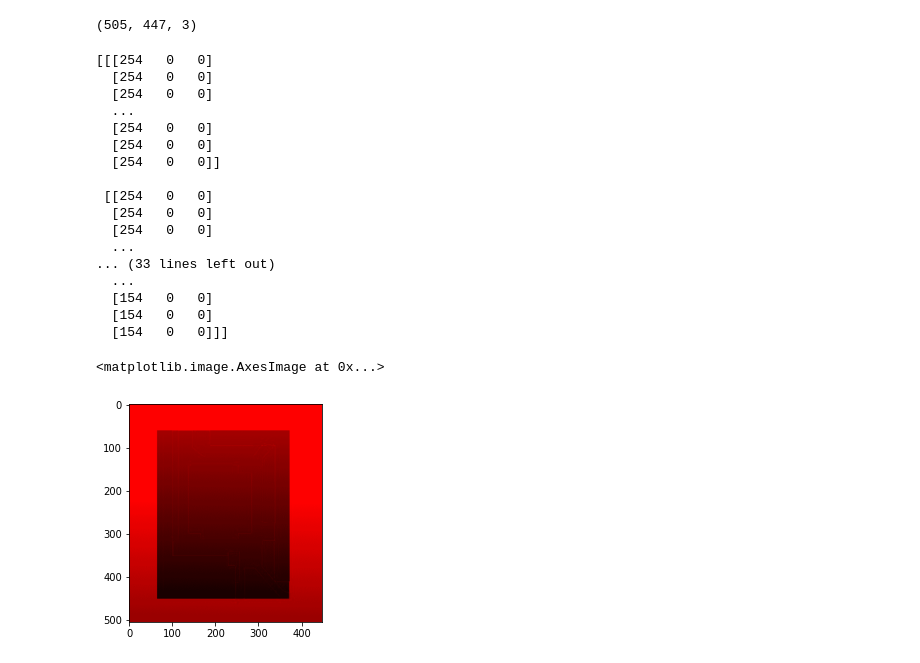
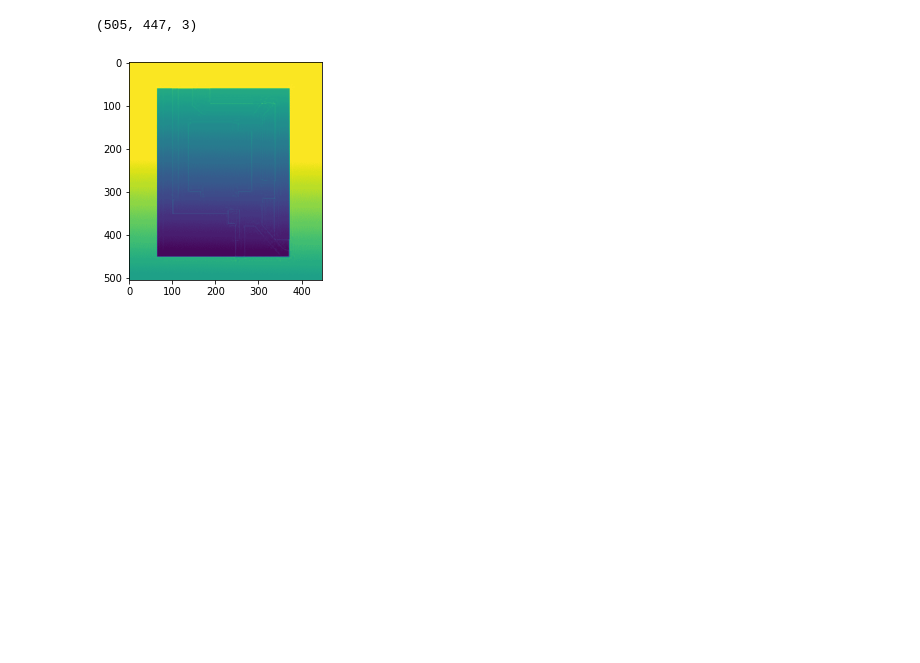
Before and after one commit to Misiek957/ActiveWalkerModelSimulation, a Jupyter notebook: image_import.ipynb, the cells around one changed output. Drawn from its saved outputs; the diff is of its cells as text; code cells hidden in the pictures; blank space fills up the shorter version.

Commit message:
Read height from blue channel and store into g_grad

```diff
--- a/image_import.ipynb
+++ b/image_import.ipynb
@@ -6,12 +6,23 @@ from PIL import Image
 import cv2
 %matplotlib inline
 
-im = Image.open("cc_fin.bmp")
+im = Image.open("cc_fin_grad3.bmp")
+# im = Image.open("cc_fin.bmp")
 im2 = mpimg.imread('cc_fin.bmp')
 im3 = cv2.imread('cc_fin_grad.bmp')
 print(im3.shape)
 # %% [output]
 (505, 447, 3)
+# %%
+Base = np.array(im)
+Nx = Base[:,0,0].size  # N appears to be resolution
+Ny = Base[0,:,0].size  # Nx,Ny is size, Nz is RGB level
+# g_grad=np.zeros((Nx,Ny))  # initialise an empty matrix
+g_grad=np.array(np.float64(Base[:,:,2]))# blue channel
+plt.imshow(g_grad)
+pass
+# %% [output]
+[figure, added]
 # %%
 b = im3.copy()
 # set green and red channels to 0
@@ -20,29 +31,9 @@ b[:, :, 1] = 0
 b[:, :, 2] = 0
 blueCh = np.array(b)
 bGrad = np.gradient(blueCh)
-print(blueCh)
+# print(blueCh)
 plt.imshow(b)
 # cv2.imshow('B-RGB', b)
-# %% [output]
-[[[254   0   0]
-  [254   0   0]
-  [254   0   0]
-  ...
-  [254   0   0]
-  [254   0   0]
-  [254   0   0]]
-
- [[254   0   0]
-  [254   0   0]
-  [254   0   0]
-  ...
-... (33 lines left out)
-  ...
-  [154   0   0]
-  [154   0   0]
-  [154   0   0]]]
-<matplotlib.image.AxesImage at 0x...>
-[figure, removed]
 # %%
 g = im3.copy()
 # set blue and red channels to 0
```
Also changed, not shown: parts of 2 cells of this notebook, 1 other file.
